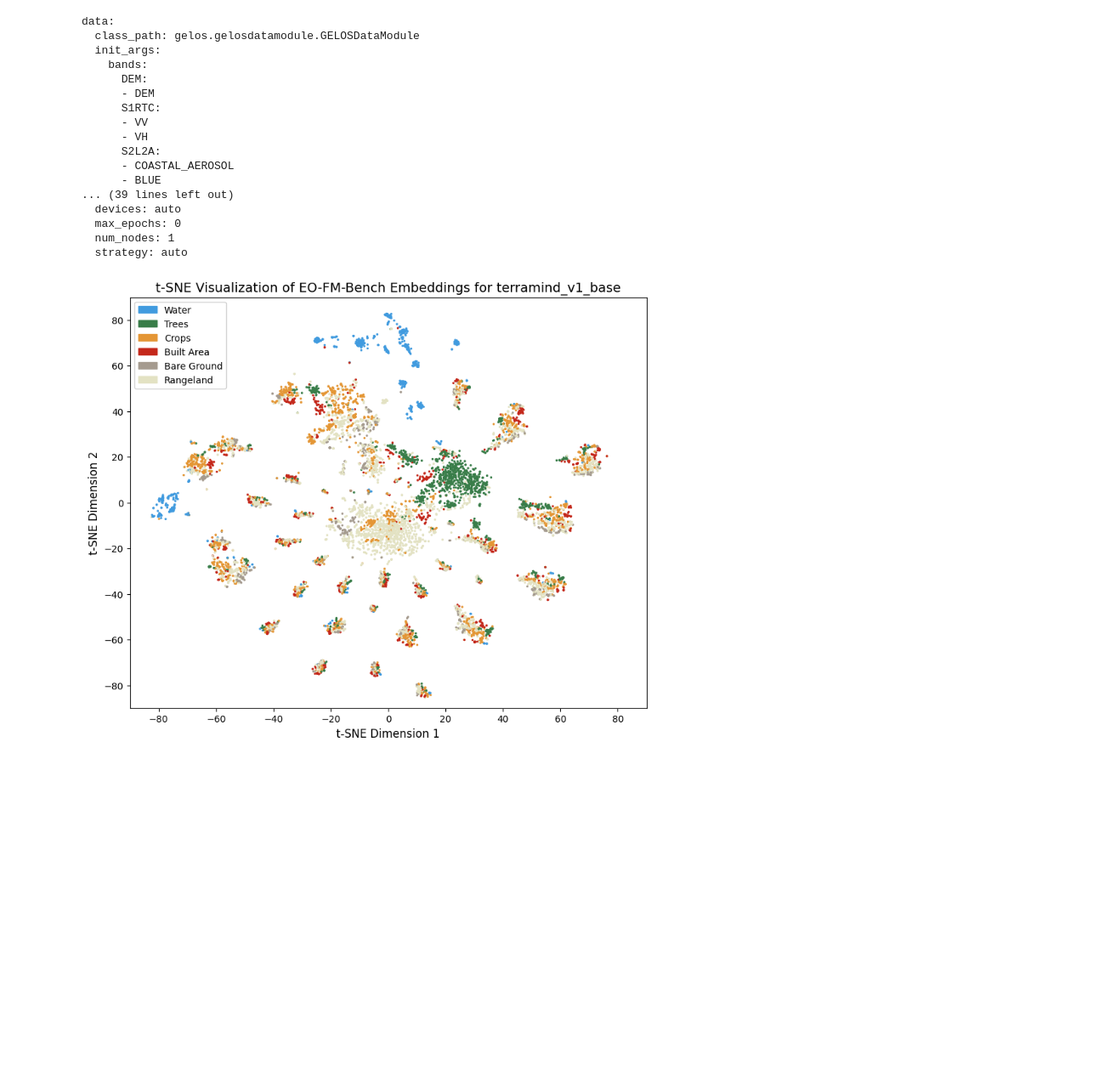
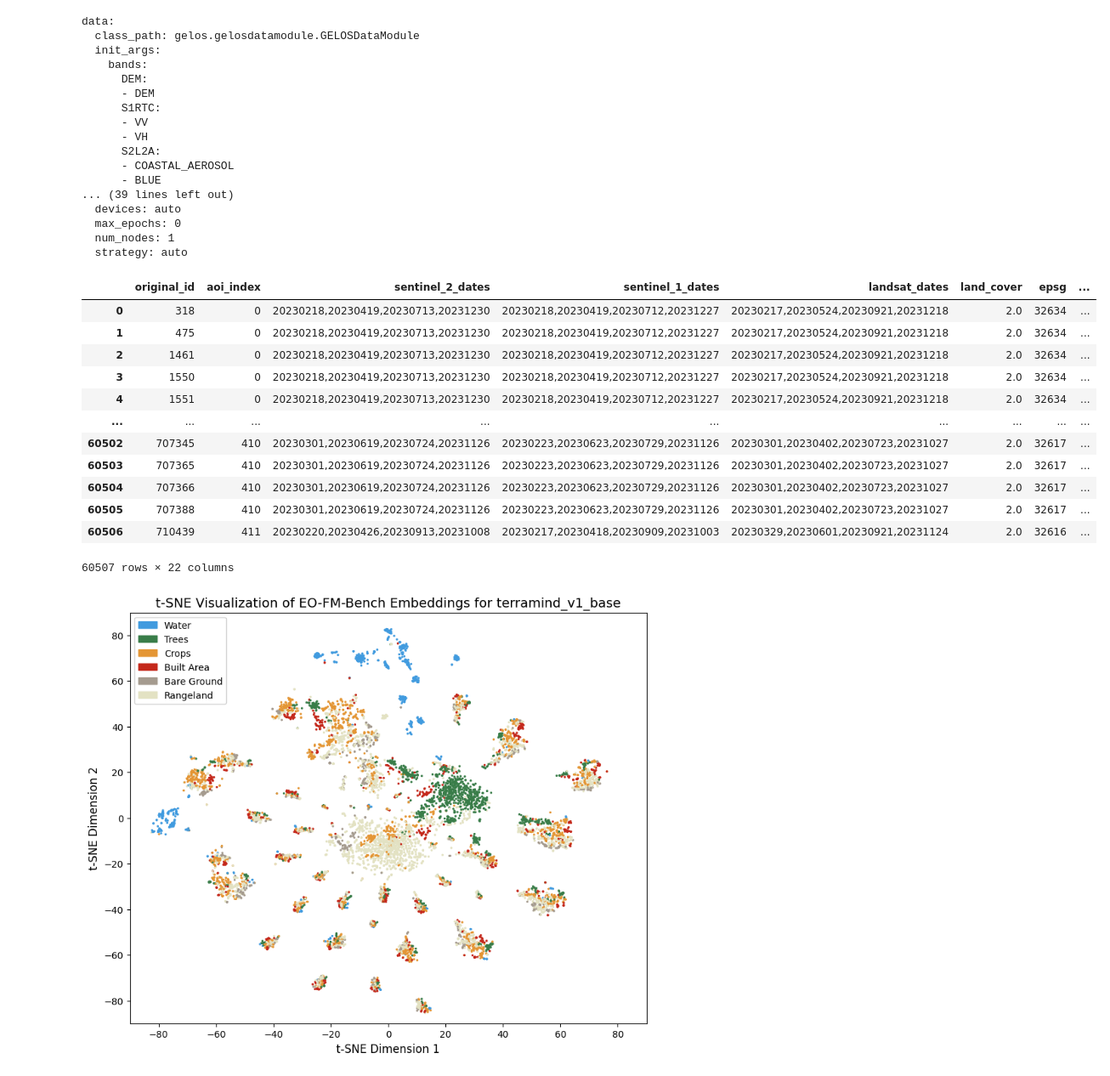
Before and after one commit to ClarkCGA/gelos, a Jupyter notebook: notebooks/03_dwg_visualizeembeddings.ipynb, the cells around one changed output. Shown at 85% size. Drawn from its saved outputs; the diff is of its cells as text; code cells hidden in the pictures; blank space fills up the shorter version.

Commit message:
Embedding extraction and indexing, changes to metadata conventions to match webapp

```diff
--- a/notebooks/03_dwg_visualizeembeddings.ipynb
+++ b/notebooks/03_dwg_visualizeembeddings.ipynb
@@ -61,7 +61,23 @@ data_root = RAW_DATA_DIR / DATA_VERSION
 yaml_config['data']['init_args']['data_root'] = data_root
 yaml_config['model']['init_args']['output_dir'] = output_dir
 # %%
-chip_df = gpd.read_file(data_root / 'cleaned_df.geojson')
+chip_gdf = gpd.read_file(data_root / 'gelos_chip_tracker.geojson')
+# %%
+chip_gdf
+# %% [output]
+|  | original_id | aoi_index | sentinel_2_dates | sentinel_1_dates | landsat_dates | land_cover | epsg | ... |
+| 0 | 318 | 0 | 20230218,20230419,20230713,20231230 | 20230218,20230419,20230712,20231227 | 20230217,20230524,20230921,20231218 | 2.0 | 32634 | ... |
+| 1 | 475 | 0 | 20230218,20230419,20230713,20231230 | 20230218,20230419,20230712,20231227 | 20230217,20230524,20230921,20231218 | 2.0 | 32634 | ... |
+| 2 | 1461 | 0 | 20230218,20230419,20230713,20231230 | 20230218,20230419,20230712,20231227 | 20230217,20230524,20230921,20231218 | 2.0 | 32634 | ... |
+| 3 | 1550 | 0 | 20230218,20230419,20230713,20231230 | 20230218,20230419,20230712,20231227 | 20230217,20230524,20230921,20231218 | 2.0 | 32634 | ... |
+| 4 | 1551 | 0 | 20230218,20230419,20230713,20231230 | 20230218,20230419,20230712,20231227 | 20230217,20230524,20230921,20231218 | 2.0 | 32634 | ... |
+| ... | ... | ... | ... | ... | ... | ... | ... | ... |
+| 60502 | 707345 | 410 | 20230301,20230619,20230724,20231126 | 20230223,20230623,20230729,20231126 | 20230301,20230402,20230723,20231027 | 2.0 | 32617 | ... |
+| 60503 | 707365 | 410 | 20230301,20230619,20230724,20231126 | 20230223,20230623,20230729,20231126 | 20230301,20230402,20230723,20231027 | 2.0 | 32617 | ... |
+| 60504 | 707366 | 410 | 20230301,20230619,20230724,20231126 | 20230223,20230623,20230729,20231126 | 20230301,20230402,20230723,20231027 | 2.0 | 32617 | ... |
+| 60505 | 707388 | 410 | 20230301,20230619,20230724,20231126 | 20230223,20230623,20230729,20231126 | 20230301,20230402,20230723,20231027 | 2.0 | 32617 | ... |
+| 60506 | 710439 | 411 | 20230220,20230426,20230913,20231008 | 20230217,20230418,20230909,20231003 | 20230329,20230601,20230921,20231124 | 2.0 | 32616 | ... |
+60507 rows × 22 columns
 # %%
 embeddings_directories = [item for item in output_dir.iterdir() if item.is_dir()]
 # %%
```
Also changed, not shown: parts of 2 cells of this notebook, 5 other files.
